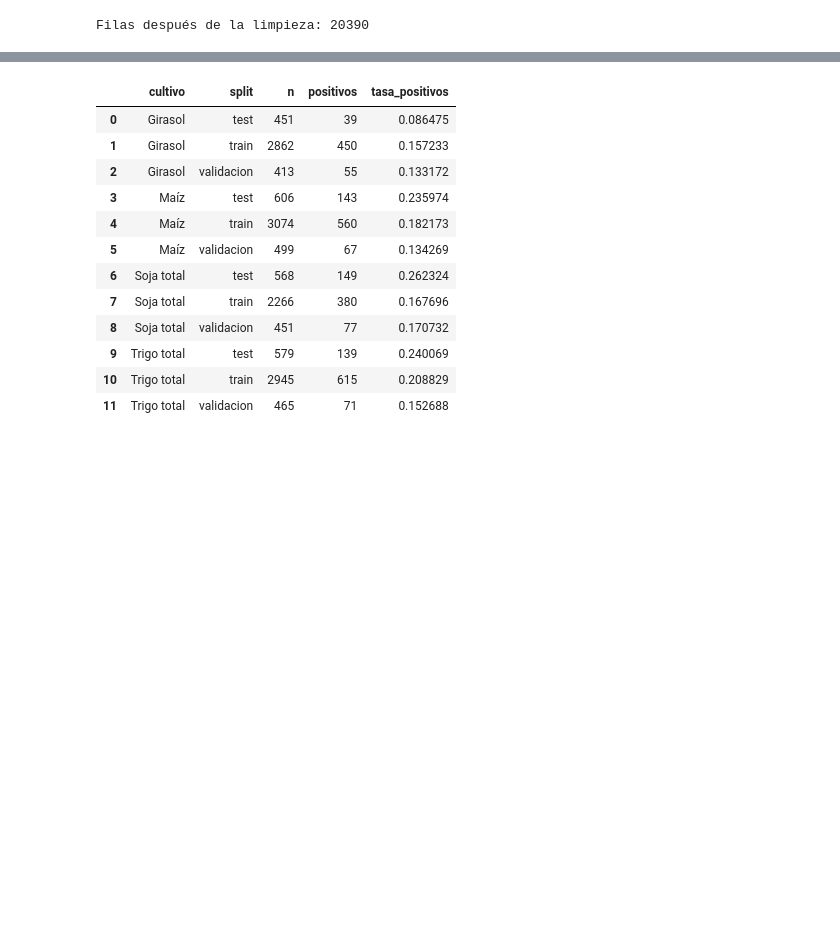
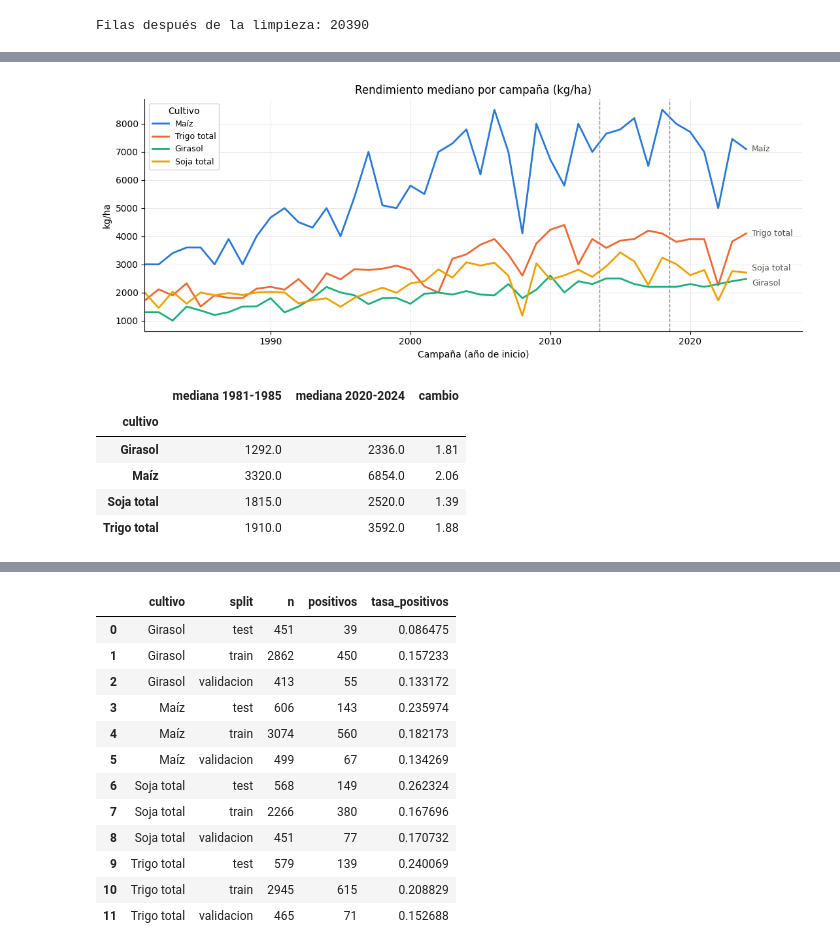
Before and after one commit to GalvanAlexis/tp-integrador-rendimiento-cultivos, a Jupyter notebook: notebooks/02_preparacion_y_baselines.ipynb, the cells around one changed output, grey strips where cells are left out. Drawn from its saved outputs; the diff is of its cells as text; code cells hidden in the pictures; blank space fills up the shorter version.

```diff
--- a/notebooks/02_preparacion_y_baselines.ipynb
+++ b/notebooks/02_preparacion_y_baselines.ipynb
@@ -166,0 +206,43 @@ La clase positiva es la campaña mala. Un accuracy alto puede esconder un recall
+# %%
+mediana = (
+    modelado.groupby(["campania_inicio", "cultivo"])["rendimiento"]
+    .median()
+    .unstack()
+)
+
+desplazamiento = {"Soja total": 5, "Girasol": -5}
+
+fig, ax = plt.subplots(figsize=(11, 4.5))
+for cultivo in CROPS:
+    serie = mediana[cultivo]
+    ax.plot(serie.index, serie.values, color=COLOR_CULTIVO[cultivo], linewidth=2, label=cultivo)
+    ax.annotate(
+        cultivo, (serie.index[-1], serie.values[-1]), xytext=(6, desplazamiento.get(cultivo, 0)),
+        textcoords="offset points", va="center", fontsize=9, color="#52514e",
+    )
+for limite in (TRAIN_END + 0.5, VALIDATION_END + 0.5):
+    ax.axvline(limite, color="#8a8984", linewidth=1, linestyle="--")
+ax.set_title("Rendimiento mediano por campaña (kg/ha)")
+ax.set_xlabel("Campaña (año de inicio)")
+ax.set_ylabel("kg/ha")
+ax.set_xlim(START_YEAR, END_YEAR + 4)
+ax.legend(title="Cultivo", loc="upper left", fontsize=9)
+plt.tight_layout()
+plt.savefig(FIGURAS_DIR / "rendimiento_mediano_por_campania.png", dpi=150)
+plt.show()
+
+primeros = mediana.loc[START_YEAR:START_YEAR + 4].mean()
+ultimos = mediana.loc[END_YEAR - 4:END_YEAR].mean()
+display(pd.DataFrame({
+    "mediana 1981-1985": primeros.round(0),
+    "mediana 2020-2024": ultimos.round(0),
+    "cambio": (ultimos / primeros).round(2),
+}))
+# %% [output]
+[figure, added]
+|  | mediana 1981-1985 | mediana 2020-2024 | cambio |
+| cultivo |  |  |  |
+| Girasol | 1292.0 | 2336.0 | 1.81 |
+| Maíz | 3320.0 | 6854.0 | 2.06 |
+| Soja total | 1815.0 | 2520.0 | 1.39 |
+| Trigo total | 1910.0 | 3592.0 | 1.88 |
```
Also changed, not shown: parts of 40 cells of this notebook, 40 other files.
